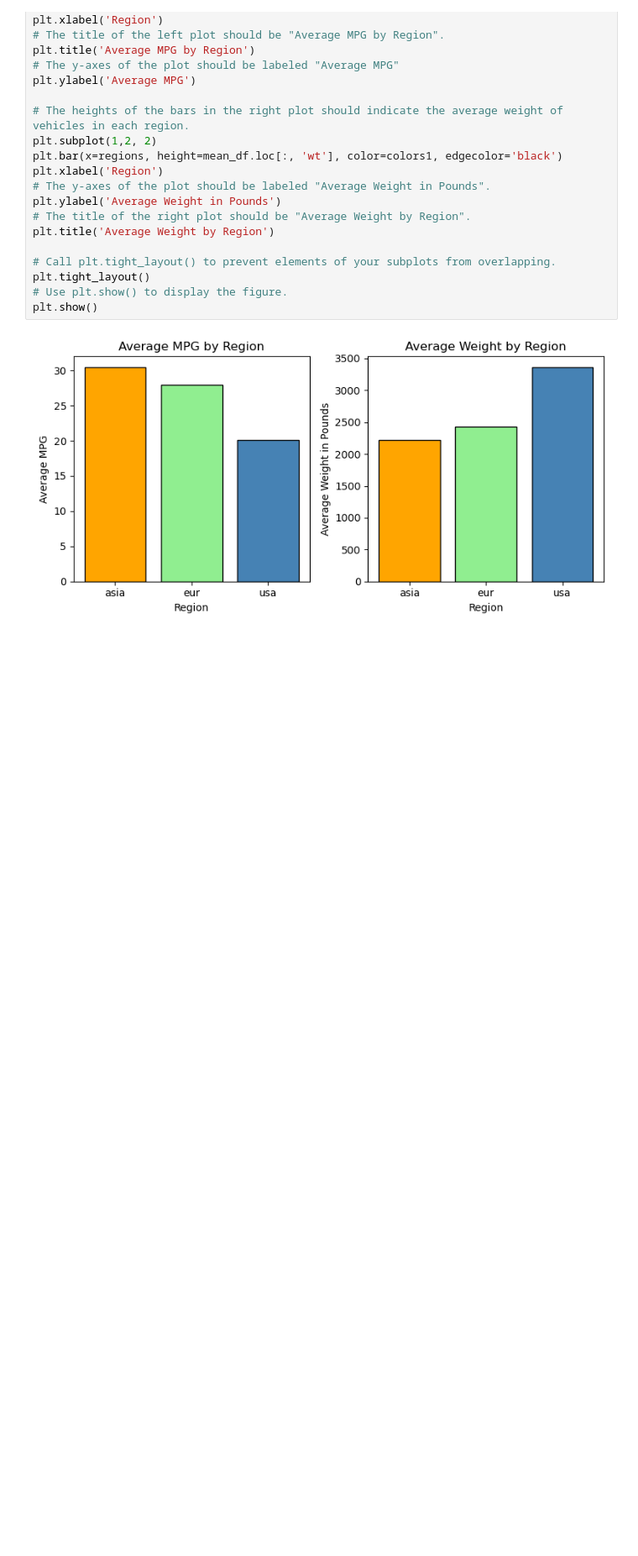
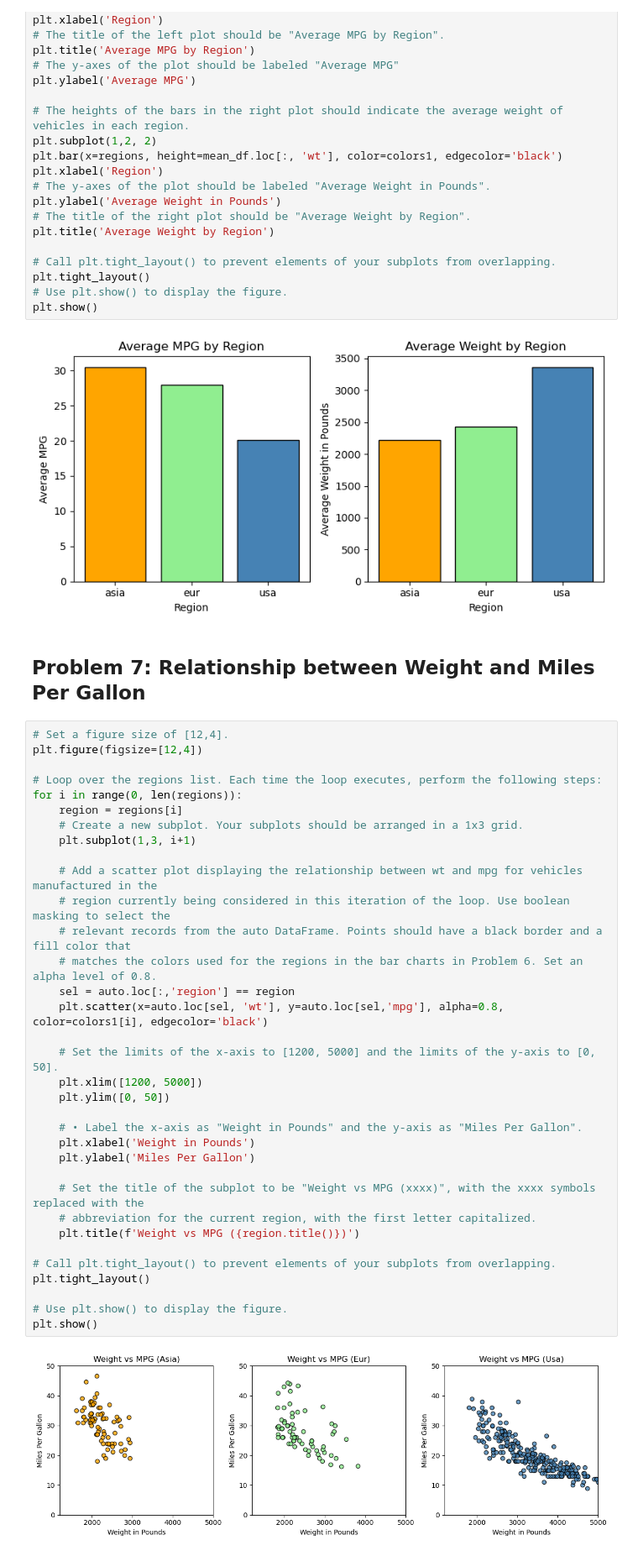
Before and after one commit to slylockfox/Maryville-DSCI-503-2, a Jupyter notebook: HW_05_Snyder.ipynb, the cells around one changed output. Shown at 84% size. Cells and saved outputs as stored; diff of their text form; blank space fills up the shorter version.

```diff
--- a/HW_05_Snyder.ipynb
+++ b/HW_05_Snyder.ipynb
@@ -222,3 +222,41 @@ plt.tight_layout()
 plt.show()
 # %% [output]
 [figure]
+# %% [markdown]
+## Problem 7: Relationship between Weight and Miles Per Gallon
+# %%
+# Set a figure size of [12,4].
+plt.figure(figsize=[12,4])
+
+# Loop over the regions list. Each time the loop executes, perform the following steps:
+for i in range(0, len(regions)):
+    region = regions[i]
+    # Create a new subplot. Your subplots should be arranged in a 1x3 grid.
+    plt.subplot(1,3, i+1)
+
+    # Add a scatter plot displaying the relationship between wt and mpg for vehicles manufactured in the
+    # region currently being considered in this iteration of the loop. Use boolean masking to select the
+    # relevant records from the auto DataFrame. Points should have a black border and a fill color that
+    # matches the colors used for the regions in the bar charts in Problem 6. Set an alpha level of 0.8.
+    sel = auto.loc[:,'region'] == region
+    plt.scatter(x=auto.loc[sel, 'wt'], y=auto.loc[sel,'mpg'], alpha=0.8, color=colors1[i], edgecolor='black')
+
+    # Set the limits of the x-axis to [1200, 5000] and the limits of the y-axis to [0, 50].
+    plt.xlim([1200, 5000])
+    plt.ylim([0, 50])
+
+    # • Label the x-axis as "Weight in Pounds" and the y-axis as "Miles Per Gallon".
+    plt.xlabel('Weight in Pounds')
+    plt.ylabel('Miles Per Gallon')
+
+    # Set the title of the subplot to be "Weight vs MPG (xxxx)", with the xxxx symbols replaced with the
+    # abbreviation for the current region, with the first letter capitalized.
+    plt.title(f'Weight vs MPG ({region.title()})')
+
+# Call plt.tight_layout() to prevent elements of your subplots from overlapping.
+plt.tight_layout()
+
+# Use plt.show() to display the figure.
+plt.show()
+# %% [output]
+[figure, added]
```
Also changed, not shown: parts of 4 cells of this notebook.
